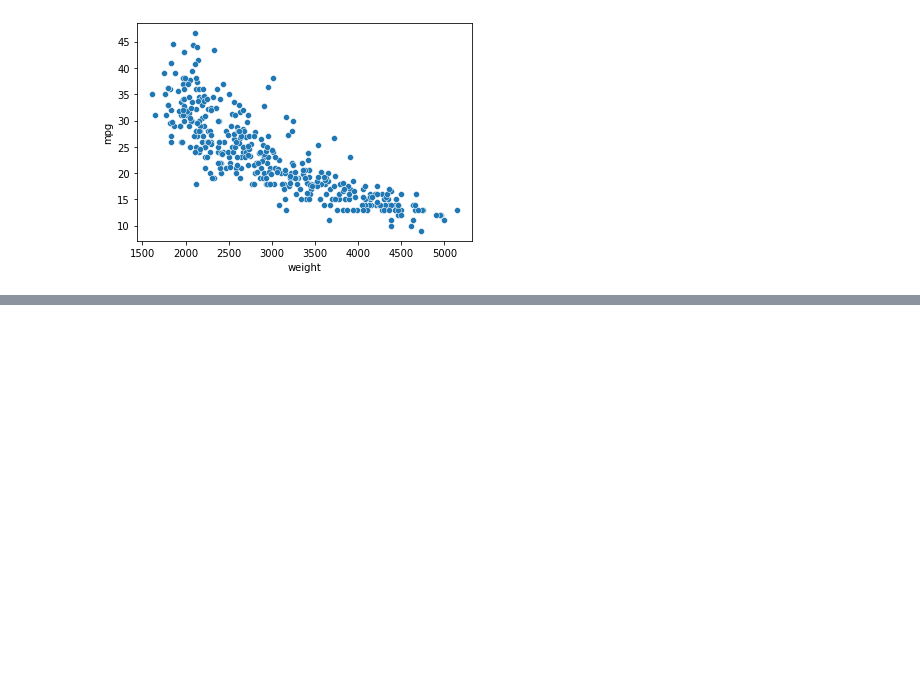
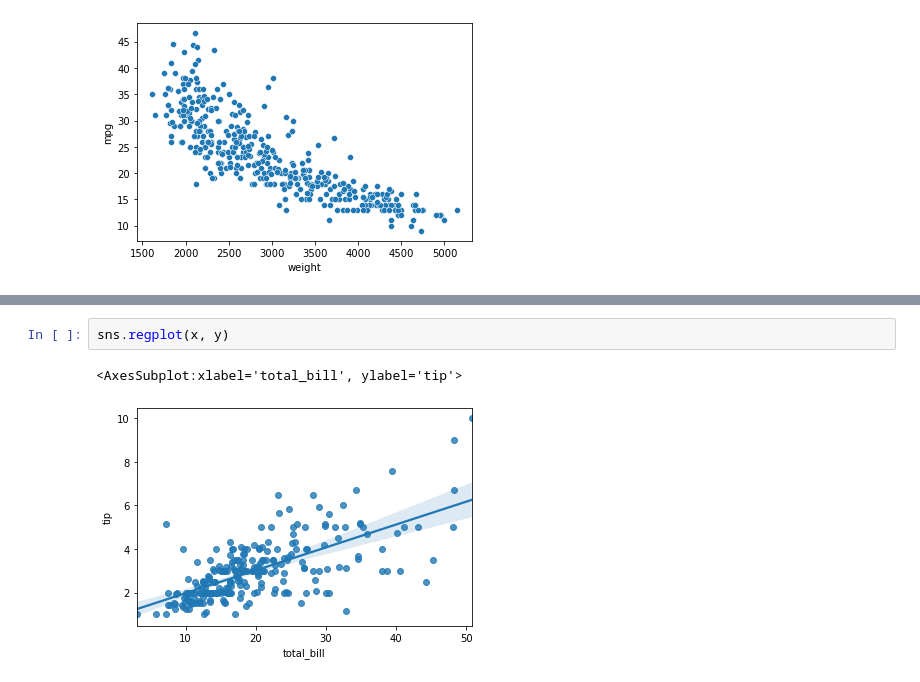
Before and after one commit to stringfestdata/aina-lets-learn-python, a Jupyter notebook: ch-13-solutions.ipynb, the cells around one changed output, grey strips where cells are left out. Saved outputs shown, nothing was run; the diff lists cells and outputs as text; blank space fills up the shorter version.

```diff
--- a/ch-13-solutions.ipynb
+++ b/ch-13-solutions.ipynb
@@ -56,0 +82,5 @@ sns.scatterplot(x='weight', y='mpg', data=mpg)
+# %%
+sns.regplot(x, y)
+# %% [output]
+<AxesSubplot:xlabel='total_bill', ylabel='tip'>
+[figure, added]
```
Also changed, not shown: parts of 8 cells of this notebook, 8 other files.
